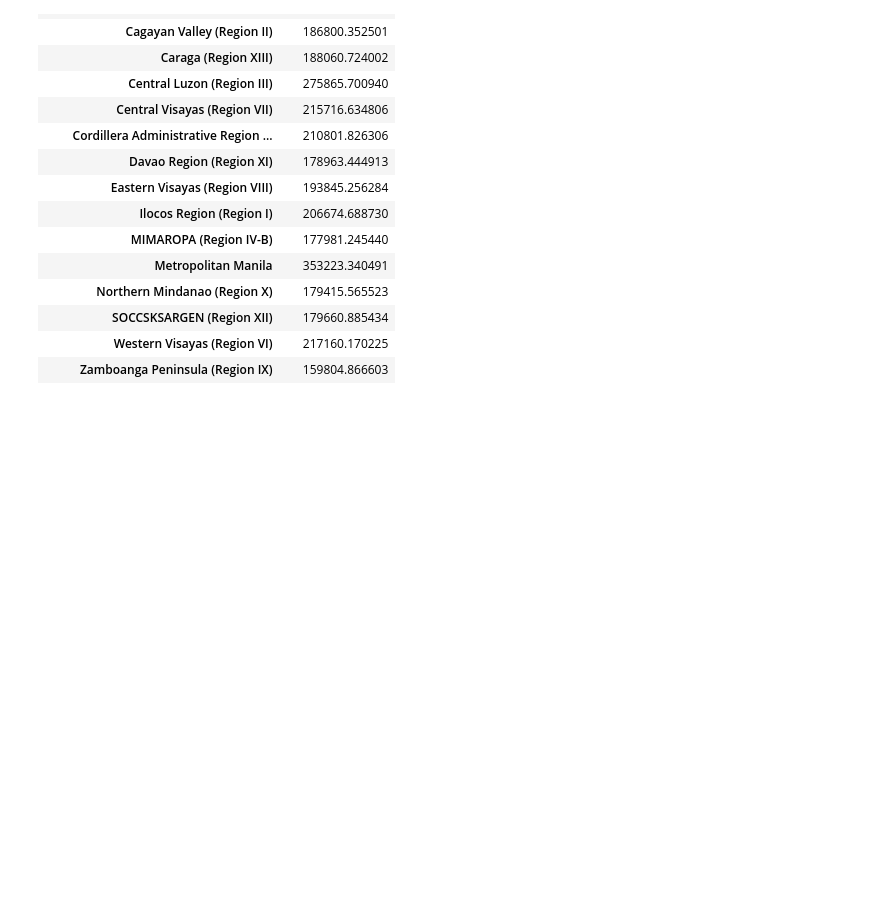
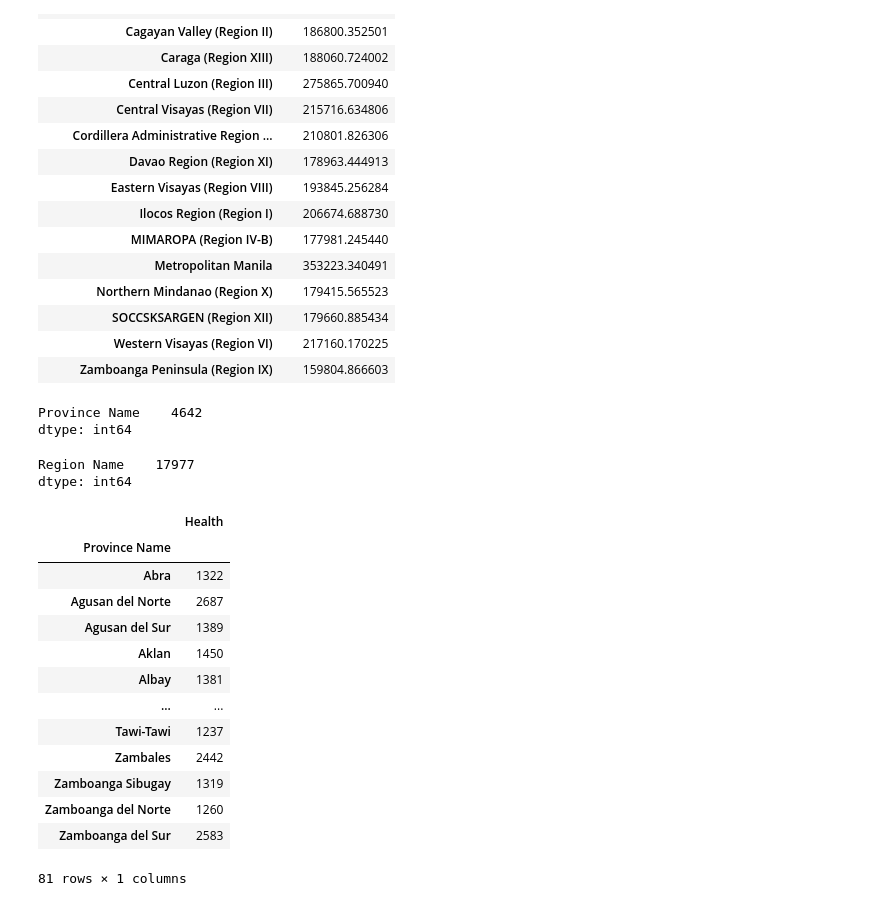
Before and after one commit to Secade/DATA101-FIES2018-DSWD, a Jupyter notebook: FIES2018 EDA.ipynb, the cells around one changed output. Saved outputs shown, nothing was run; the diff lists cells and outputs as text; code cells hidden in the pictures; blank space fills up the shorter version.

```diff
--- a/FIES2018 EDA.ipynb
+++ b/FIES2018 EDA.ipynb
@@ -507,3 +499,35 @@ pd.DataFrame(dff)
 | SOCCSKSARGEN (Region XII) | 179660.885434 |
 | Western Visayas (Region VI) | 217160.170225 |
 | Zamboanga Peninsula (Region IX) | 159804.866603 |
+# %%
+dff = main_db[['Province Name']]
+dff = dff[dff['Province Name']=="Cebu"].count()
+dff
+# %% [output]
+Province Name    4642
+dtype: int64
+# %%
+df_group_count = main_db[['Region Name']]
+df_group_count = df_group_count[df_group_count['Region Name']=="Metropolitan Manila"].count()
+df_group_count
+# %% [output]
+Region Name    17977
+dtype: int64
+# %%
+dff = main_db.groupby('Province Name')['Health'].agg(lambda x: x.ne(0).sum())
+pd.DataFrame(dff)
+# %% [output]
+|  | Health |
+| Province Name |  |
+| Abra | 1322 |
+| Agusan del Norte | 2687 |
+| Agusan del Sur | 1389 |
+| Aklan | 1450 |
+| Albay | 1381 |
+| ... | ... |
+| Tawi-Tawi | 1237 |
+| Zambales | 2442 |
+| Zamboanga Sibugay | 1319 |
+| Zamboanga del Norte | 1260 |
+| Zamboanga del Sur | 2583 |
+81 rows × 1 columns
```
Also changed, not shown: parts of 9 cells of this notebook, 2 other files.
